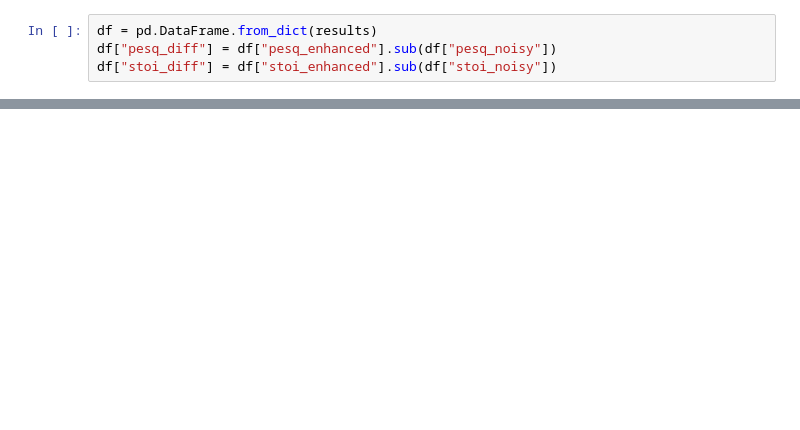
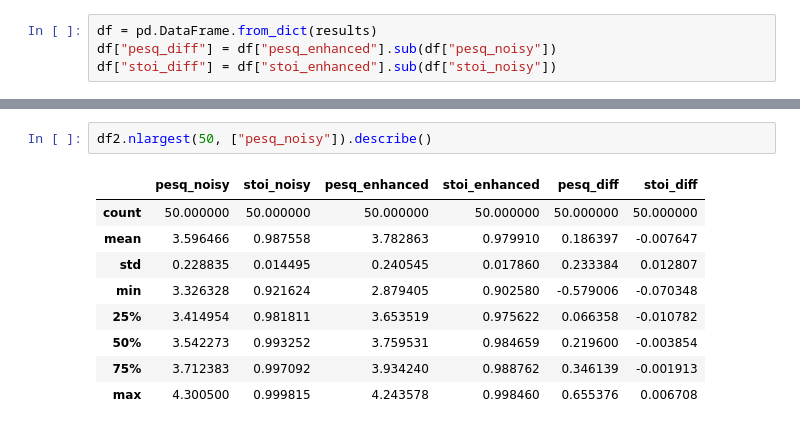
Before and after one commit to ephiephi/CDiffuSE, a Jupyter notebook: analyze_mode.ipynb, the cells around one changed output, grey strips where cells are left out. Cells and saved outputs as stored; diff of their text form; blank space fills up the shorter version.

```diff
--- a/analyze_mode.ipynb
+++ b/analyze_mode.ipynb
@@ -196,0 +113,12 @@ display_all(df.nsmallest(3,['pesq_noisy']))
+# %%
+df2.nlargest(50, ["pesq_noisy"]).describe()
+# %% [output]
+|  | pesq_noisy | stoi_noisy | pesq_enhanced | stoi_enhanced | pesq_diff | stoi_diff |
+| count | 50.000000 | 50.000000 | 50.000000 | 50.000000 | 50.000000 | 50.000000 |
+| mean | 3.596466 | 0.987558 | 3.782863 | 0.979910 | 0.186397 | -0.007647 |
+| std | 0.228835 | 0.014495 | 0.240545 | 0.017860 | 0.233384 | 0.012807 |
+| min | 3.326328 | 0.921624 | 2.879405 | 0.902580 | -0.579006 | -0.070348 |
+| 25% | 3.414954 | 0.981811 | 3.653519 | 0.975622 | 0.066358 | -0.010782 |
+| 50% | 3.542273 | 0.993252 | 3.759531 | 0.984659 | 0.219600 | -0.003854 |
+| 75% | 3.712383 | 0.997092 | 3.934240 | 0.988762 | 0.346139 | -0.001913 |
+| max | 4.300500 | 0.999815 | 4.243578 | 0.998460 | 0.655376 | 0.006708 |
```
Also changed, not shown: parts of 15 cells of this notebook, 2 other files.
